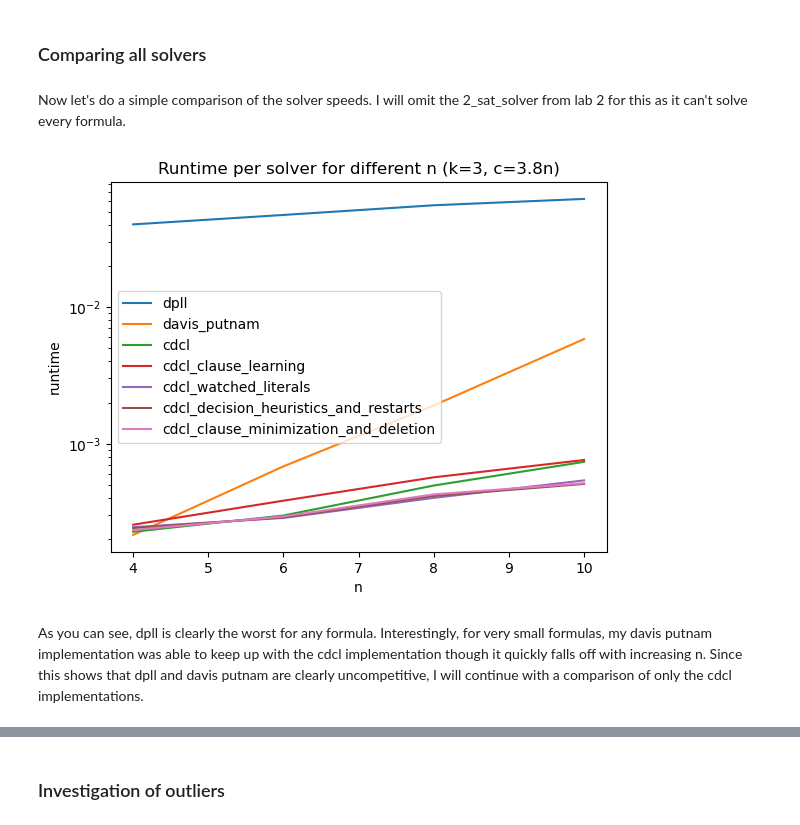
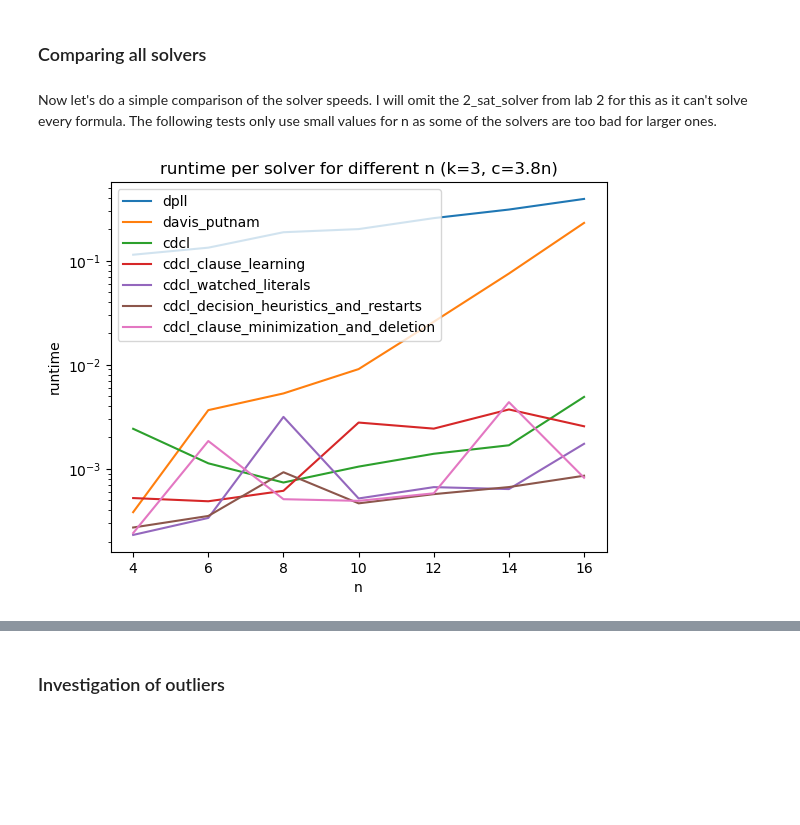
Before and after one commit to NeWildeSache/SAT-Lab, a Jupyter notebook: benchmarks.ipynb, the cells around one changed output, grey strips where cells are left out. Drawn from its saved outputs; the diff is of its cells as text; code cells hidden in the pictures; blank space fills up the shorter version.

Commit message:
comparing all solvers more, title layout

```diff
--- a/benchmarks.ipynb
+++ b/benchmarks.ipynb
@@ -39,13 +39,11 @@ All tests passed!
 # %% [markdown]
 ### Comparing all solvers
 # %% [markdown]
-Now let's do a simple comparison of the solver speeds. I will omit the 2_sat_solver from lab 2 for this as it can't solve every formula.
+Now let's do a simple comparison of the solver speeds. I will omit the 2_sat_solver from lab 2 for this as it can't solve every formula. The following tests only use small values for n as some of the solvers are too bad for larger ones.
 # %%
 solvers = [dpll,davis_putnam,cdcl,cdcl_clause_learning,cdcl_watched_literals,cdcl_decision_heuristics_and_restarts,cdcl_clause_minimization_and_deletion]
-ns = [4,6,8,10]
+ns = [4,6,8,10,12,14,16]
 all_solver_statistics = get_average_statistics_for_multiple_n(ns,solvers)
 plot_statistic(all_solver_statistics,ns,"runtime")
 # %% [output]
-[figure, old version]
+[figure, new version]
-# %% [markdown]
-As you can see, dpll is clearly the worst for any formula. Interestingly, for very small formulas, my davis putnam implementation was able to keep up with the cdcl implementation though it quickly falls off with increasing n. Since this shows that dpll and davis putnam are clearly uncompetitive, I will continue with a comparison of only the cdcl implementations.
```
Also changed, not shown: parts of 6 cells of this notebook.
